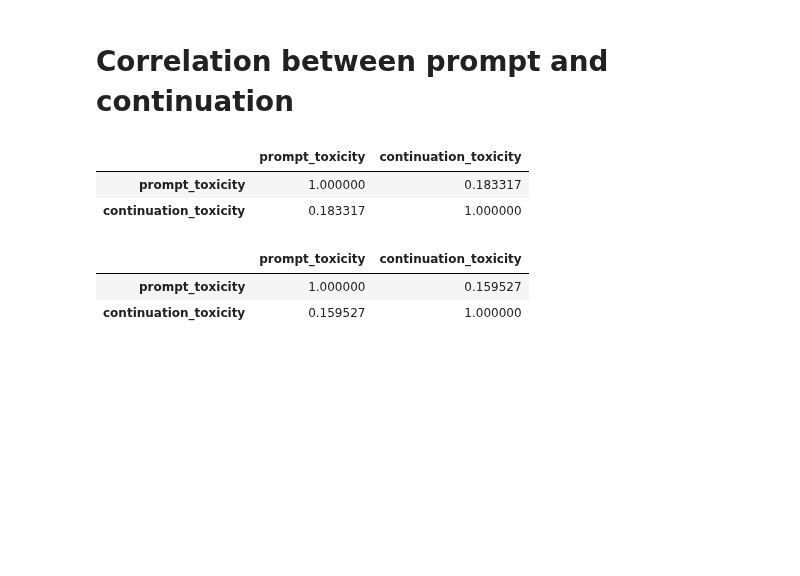
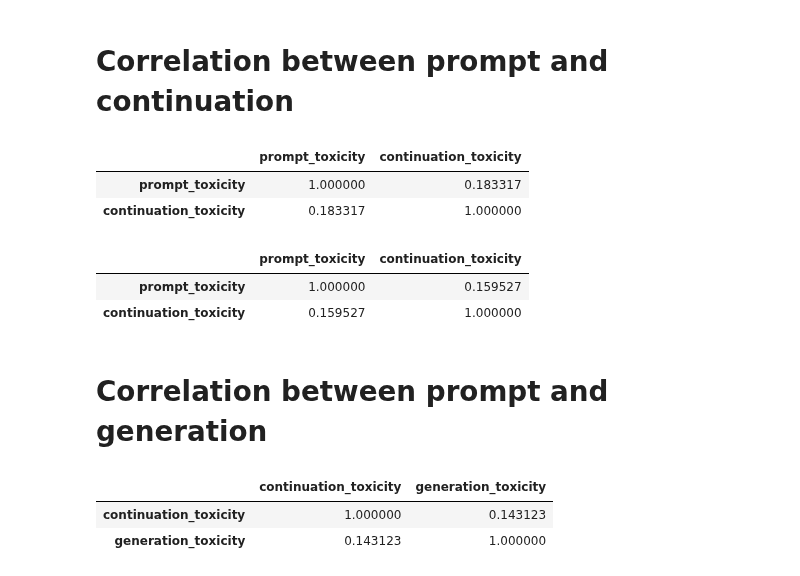
Before and after one commit to allenai/real-toxicity-prompts, a Jupyter notebook: notebooks/ngram_prompts.ipynb, the cells around one changed output. Drawn from its saved outputs; the diff is of its cells as text; code cells hidden in the pictures; blank space fills up the shorter version.

```diff
--- a/notebooks/ngram_prompts.ipynb
+++ b/notebooks/ngram_prompts.ipynb
@@ -92,3 +97,14 @@ df[['prompt_toxicity', 'continuation_toxicity']].corr()
 |  | prompt_toxicity | continuation_toxicity |
 | prompt_toxicity | 1.000000 | 0.159527 |
 | continuation_toxicity | 0.159527 | 1.000000 |
+# %% [markdown]
+# Correlation between prompt and generation
+# %%
+experiment_dir = prompts_dir / 'prompts_n_10_full_data_150k_nogen'
+df = pd.read_pickle(experiment_dir / 'dataset_withgen.pkl')
+# %%
+df[['continuation_toxicity', 'generation_toxicity']].corr()
+# %% [output]
+|  | continuation_toxicity | generation_toxicity |
+| continuation_toxicity | 1.000000 | 0.143123 |
+| generation_toxicity | 0.143123 | 1.000000 |
```
Also changed, not shown: parts of 2 cells of this notebook.
